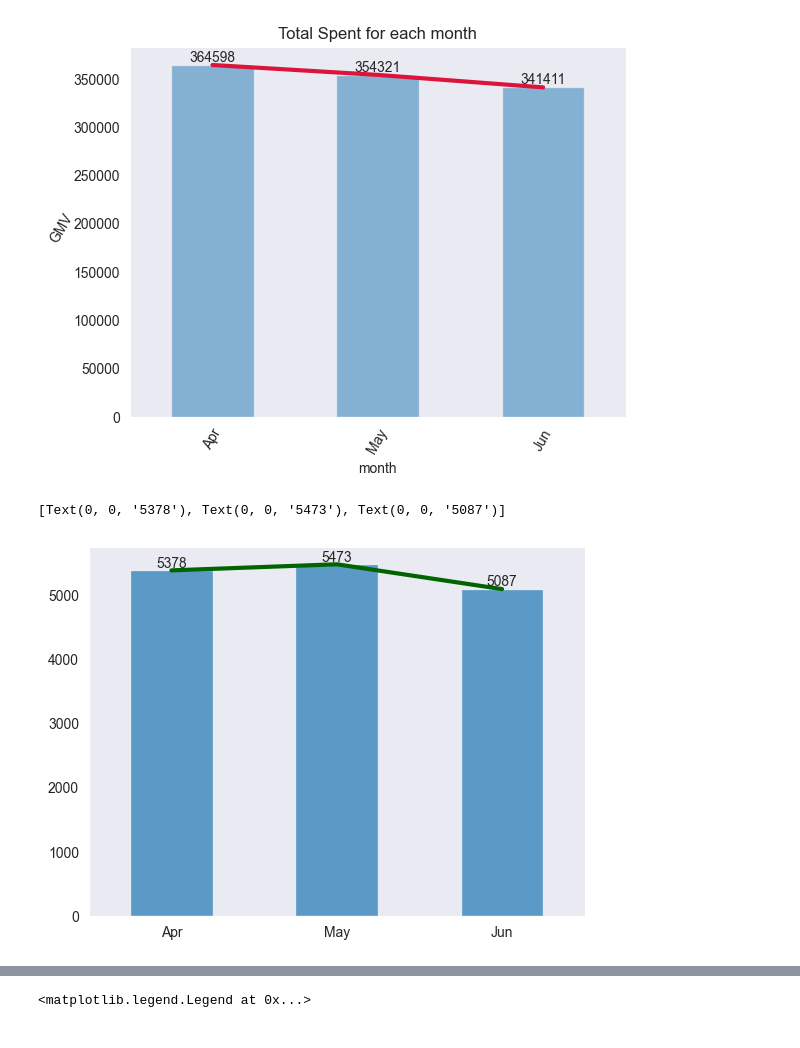
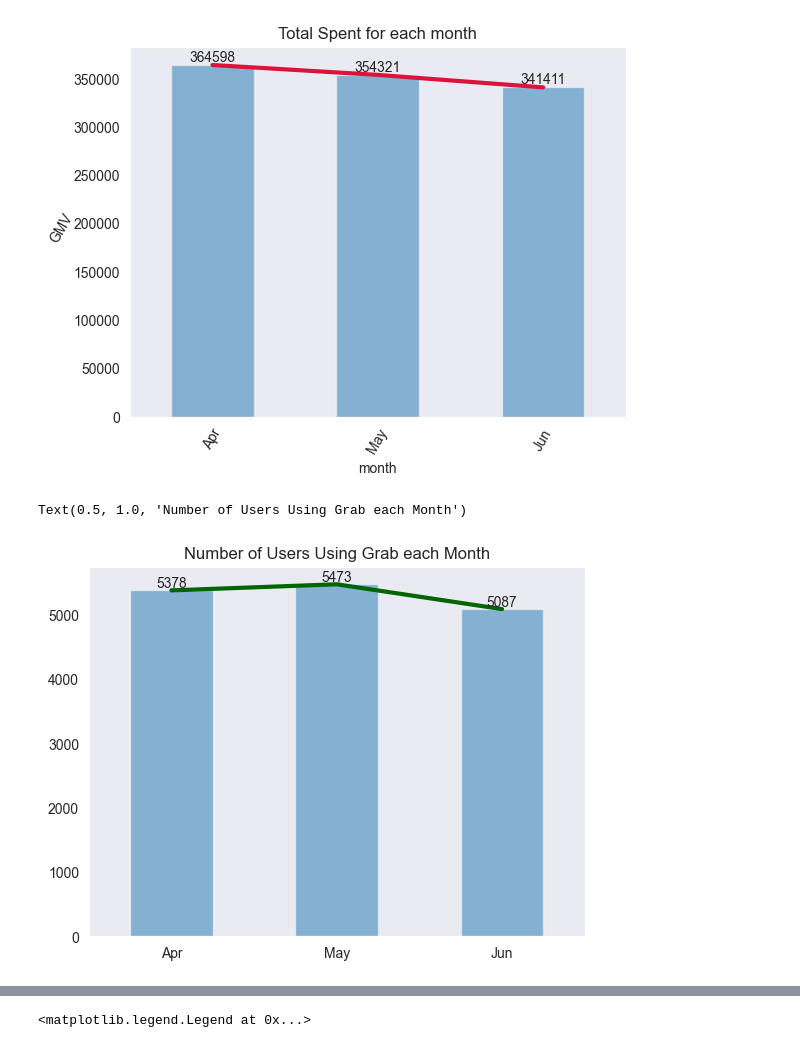
Before and after one commit to Patcharanat/GrabSpark-Data-Analytics-for-Business-Use-Cases, a Jupyter notebook: Grab_case_notebook.ipynb, the cells around one changed output, grey strips where cells are left out. Saved outputs shown, nothing was run; the diff lists cells and outputs as text; code cells hidden in the pictures.

```diff
--- a/Grab_case_notebook.ipynb
+++ b/Grab_case_notebook.ipynb
@@ -539,10 +575,11 @@ plt.xticks(rotation=60)
 (array([0, 1, 2]), [Text(0, 0, 'Apr'), Text(1, 0, 'May'), Text(2, 0, 'Jun')])
 [figure]
 # %%
-ax = df_m['month'].value_counts().reindex(['Apr', 'May', 'Jun']).plot(kind='bar', alpha = 0.7)
+ax = df_m['month'].value_counts().reindex(['Apr', 'May', 'Jun']).plot(kind='bar', alpha = 0.5)
 df_m['month'].value_counts().reindex(['Apr', 'May', 'Jun']).plot(color='darkgreen', linewidth=3)
 
 ax.bar_label(ax.containers[0])
+plt.title('Number of Users Using Grab each Month')
 # %% [output]
-[Text(0, 0, '5378'), Text(0, 0, '5473'), Text(0, 0, '5087')]
+Text(0.5, 1.0, 'Number of Users Using Grab each Month')
-[figure, old version]
+[figure, new version]
```
Also changed, not shown: parts of 67 cells of this notebook, 2 other files.
